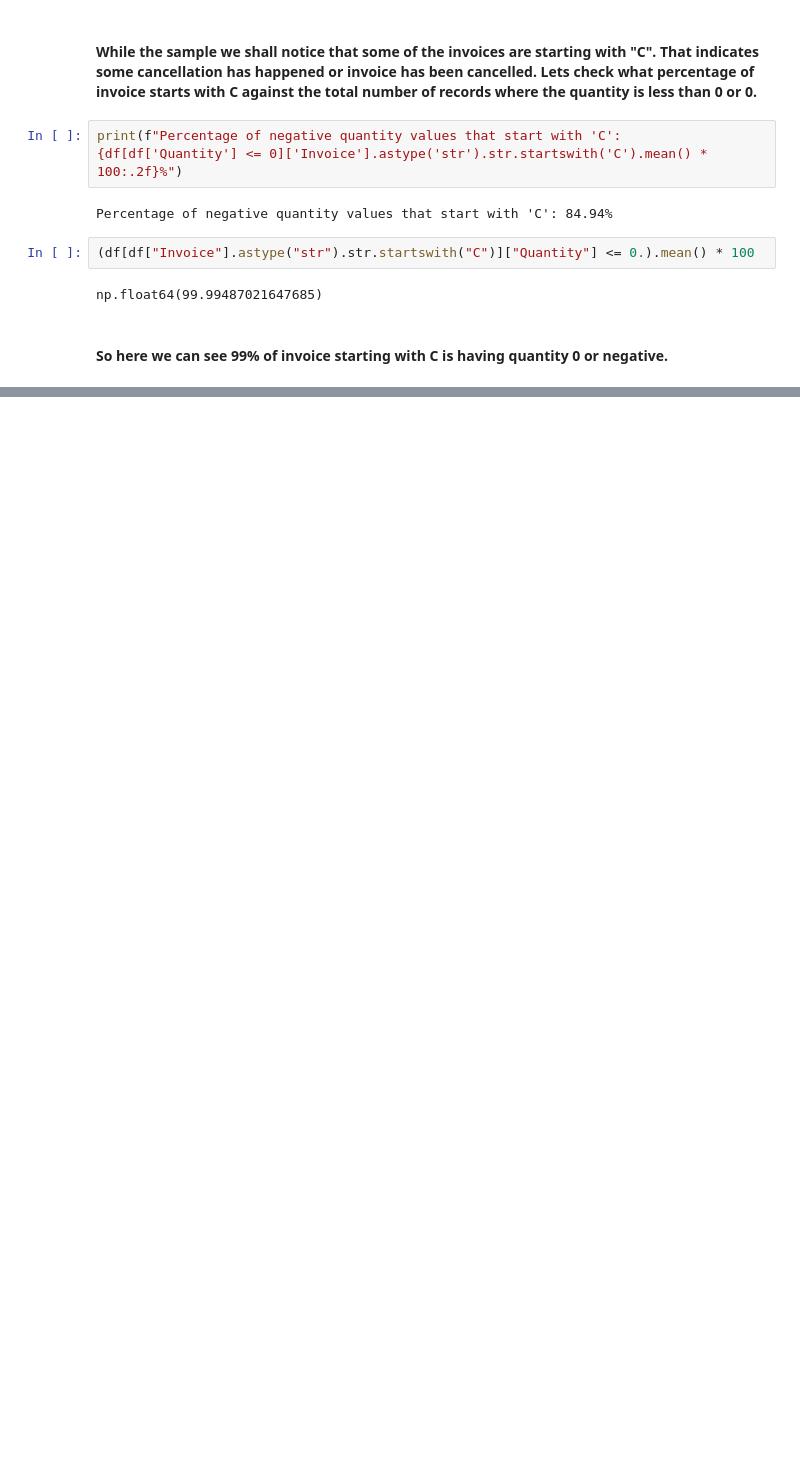
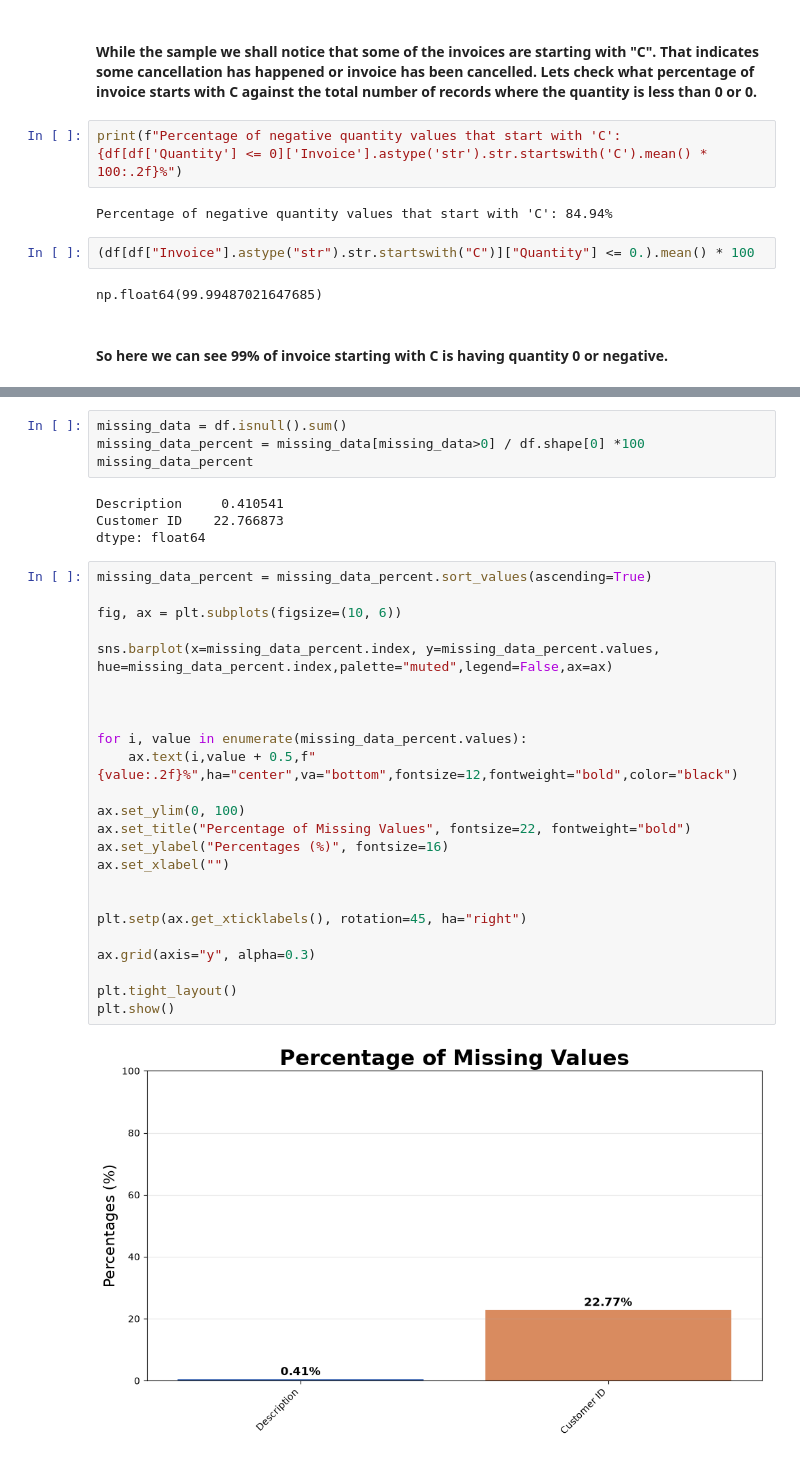
Before and after one commit to SahilLASKAR13/customer-segmentation-retention-analysis, a Jupyter notebook: notebook/CSRA.ipynb, the cells around one changed output, grey strips where cells are left out. Drawn from its saved outputs; the diff is of its cells as text; blank space fills up the shorter version.

```diff
--- a/notebook/CSRA.ipynb
+++ b/notebook/CSRA.ipynb
@@ -492,0 +508,34 @@ np.float64(99.99487021647685)
+# %%
+missing_data = df.isnull().sum()
+missing_data_percent = missing_data[missing_data>0] / df.shape[0] *100
+missing_data_percent
+# %% [output]
+Description     0.410541
+Customer ID    22.766873
+dtype: float64
+# %%
+missing_data_percent = missing_data_percent.sort_values(ascending=True)
+
+fig, ax = plt.subplots(figsize=(10, 6))
+
+sns.barplot(x=missing_data_percent.index, y=missing_data_percent.values, hue=missing_data_percent.index,palette="muted",legend=False,ax=ax)
+
+
+
+for i, value in enumerate(missing_data_percent.values):
+    ax.text(i,value + 0.5,f"{value:.2f}%",ha="center",va="bottom",fontsize=12,fontweight="bold",color="black")
+
+ax.set_ylim(0, 100)
+ax.set_title("Percentage of Missing Values", fontsize=22, fontweight="bold")
+ax.set_ylabel("Percentages (%)", fontsize=16)
+ax.set_xlabel("")
+
+
+plt.setp(ax.get_xticklabels(), rotation=45, ha="right")
+
+ax.grid(axis="y", alpha=0.3)
+
+plt.tight_layout()
+plt.show()
+# %% [output]
+[figure, added]
```
Also changed, not shown: parts of 19 cells of this notebook.
